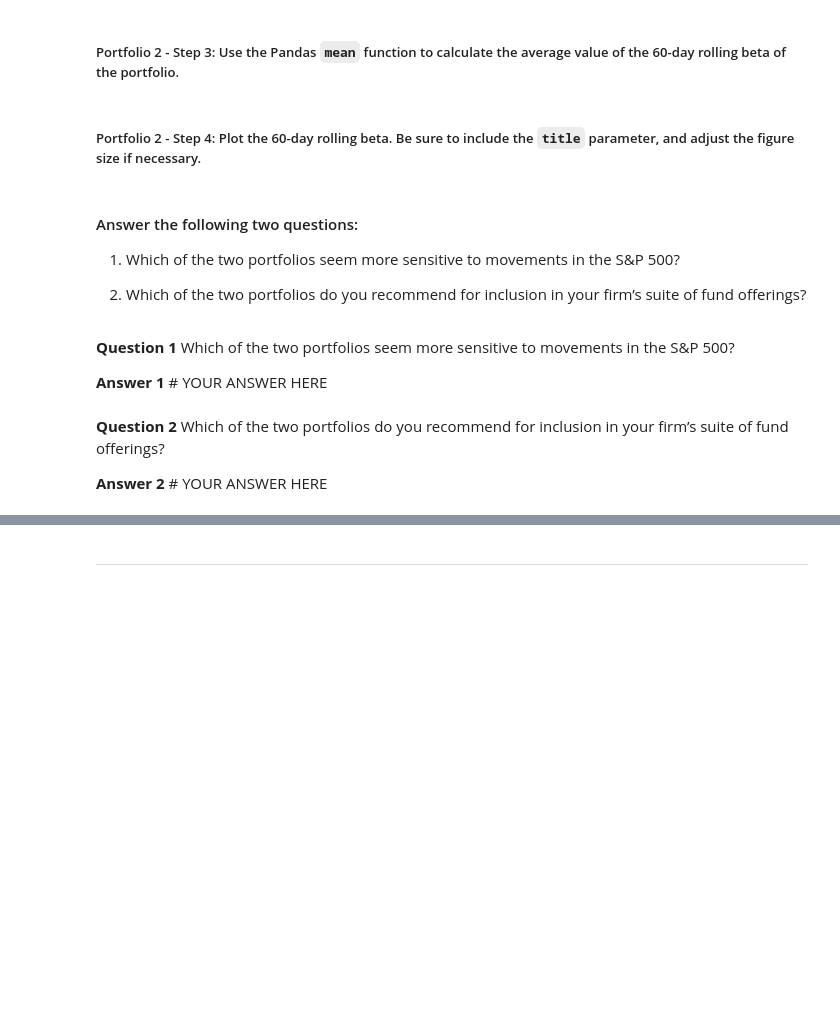
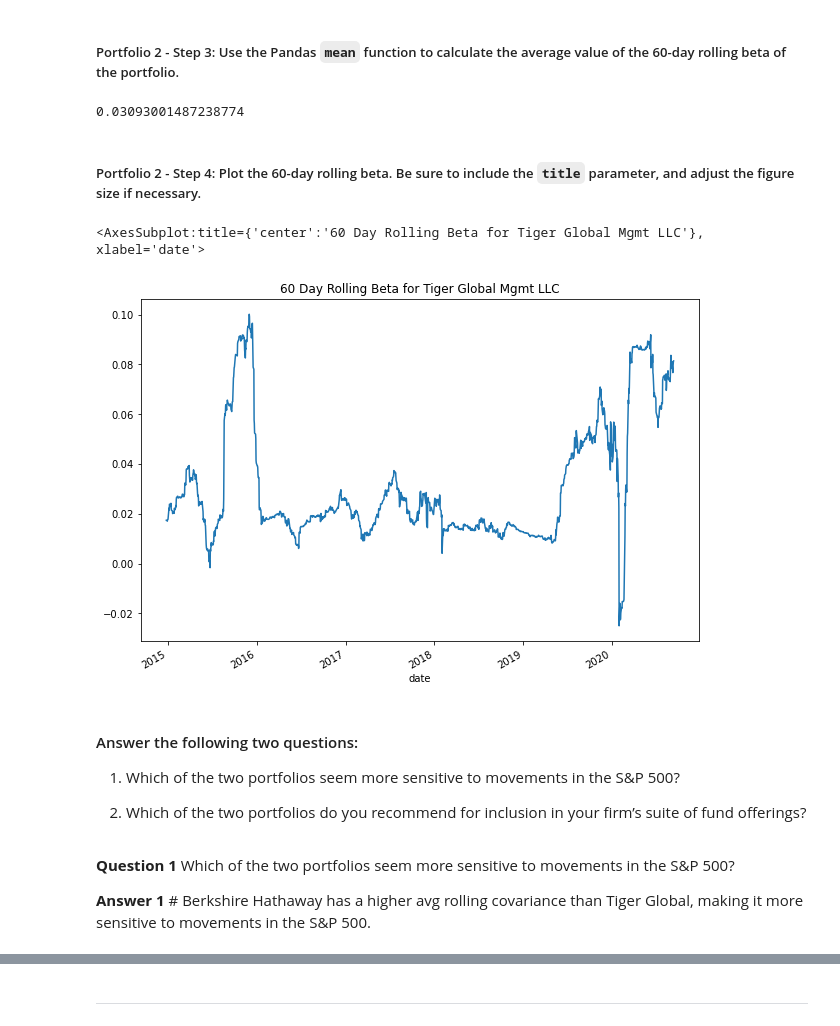
Before and after one commit to Arty-j/Stock_Qual_Analysis, a Jupyter notebook: risk_return_analysis.ipynb, the cells around one changed output, grey strips where cells are left out. Cells and saved outputs as stored; diff of their text form; code cells hidden in the pictures; blank space fills up the shorter version.

```diff
--- a/risk_return_analysis.ipynb
+++ b/risk_return_analysis.ipynb
@@ -444,5 +456,6 @@ rolling_60_bshw_beta.plot(figsize=(10,7), title="60 Day Rolling Beta for Berkshi
 # %%
 # Calculate the covariance using a 60-day rolling window
 # Review the last five rows of the covariance data
-rolling_60_cov_tiger = navs_daily_returns["TIGER"].rolling(window=60).cov(navs_daily_returns["SNP"].rolling(window=60))
+rolling_60_cov_tiger = navs_daily_returns["TIGER"].rolling(window=60).cov(navs_daily_returns["SNP"])
+display(rolling_60_cov_tiger.mean())
 rolling_60_cov_tiger.tail()
@@ -457,14 +487,19 @@ rolling_60_tiger_beta.tail()
 ##### Portfolio 2 - Step 3: Use the Pandas `mean` function to calculate the average value of the 60-day rolling beta of the portfolio.
 # %%
 # Calculate the average of the 60-day rolling beta
-rolling_60_tiger_beta.mean()
-rolling_60_tiger_beta
+avg_roll60_tiger_beta = rolling_60_tiger_beta.mean()
+avg_roll60_tiger_beta
+# %% [output]
+0.03093001487238774
 # %% [markdown]
 ##### Portfolio 2 - Step 4: Plot the 60-day rolling beta. Be sure to include the `title` parameter, and adjust the figure size if necessary.
 # %%
 # Plot the rolling beta
 # Include a title parameter and adjust the figure size
-rolling_60_tiger_beta.plot(figsize=(10,7), title="60 Day Rolling Beta for Tiger Global Mgmt LLC v. S&P 500")
+rolling_60_tiger_beta.plot(figsize=(10,7), title="60 Day Rolling Beta for Tiger Global Mgmt LLC")
+# %% [output]
+<AxesSubplot:title={'center':'60 Day Rolling Beta for Tiger Global Mgmt LLC'}, xlabel='date'>
+[figure, added]
 # %% [markdown]
 #### Answer the following two questions:
 
@@ -474,8 +509,4 @@ rolling_60_tiger_beta.plot(figsize=(10,7), title="60 Day Rolling Beta for Tiger
 # %% [markdown]
 **Question 1** Which of the two portfolios seem more sensitive to movements in the S&P 500?
 
-**Answer 1** # YOUR ANSWER HERE
+**Answer 1** # Berkshire Hathaway has a higher avg rolling covariance than Tiger Global, making it more sensitive to movements in the S&P 500.
-# %% [markdown]
-**Question 2** Which of the two portfolios do you recommend for inclusion in your firm’s suite of fund offerings?
-
-**Answer 2** # YOUR ANSWER HERE
```
Also changed, not shown: parts of 11 cells of this notebook, 6 other files.
